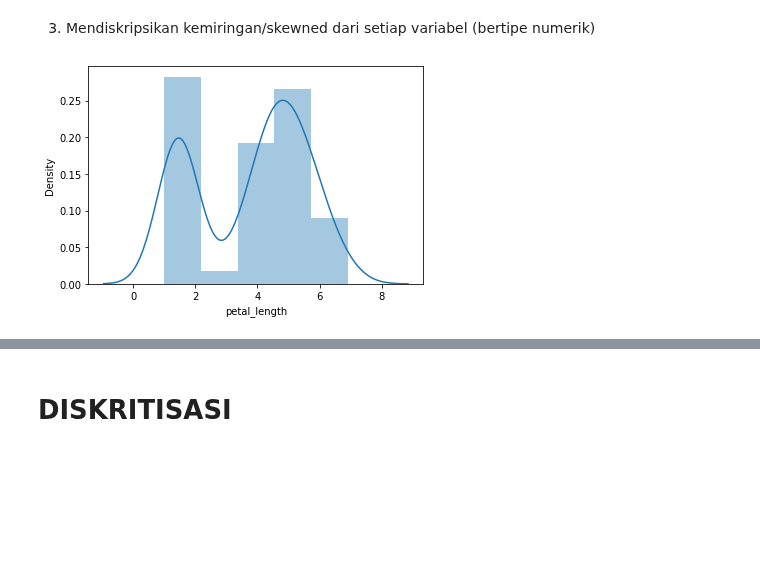
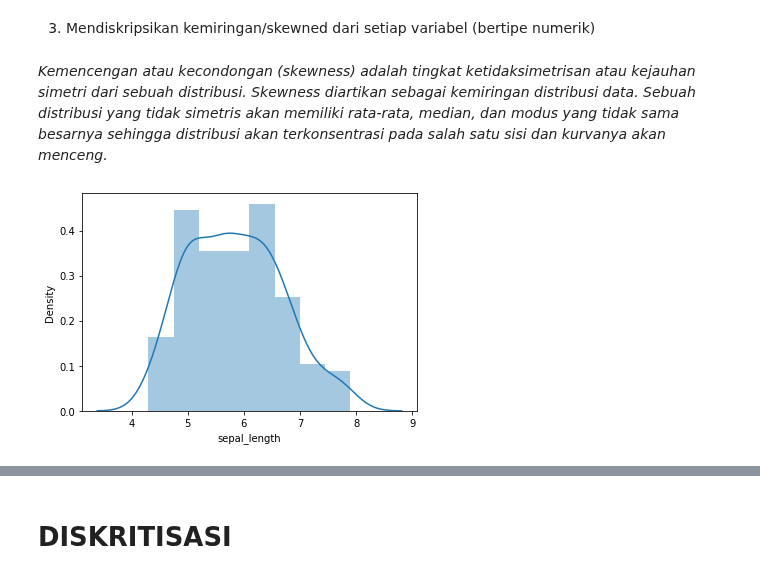
Before and after one commit to DwiAsfi/datamining, a Jupyter notebook: _sources/notebooks.ipynb, the cells around one changed output, grey strips where cells are left out. Drawn from its saved outputs; the diff is of its cells as text; code cells hidden in the pictures; blank space fills up the shorter version.

```diff
--- a/_sources/notebooks.ipynb
+++ b/_sources/notebooks.ipynb
@@ -63,9 +319,15 @@ max        6.900000
 Name: petal_length, dtype: float64
 # %% [markdown]
 3. Mendiskripsikan kemiringan/skewned dari setiap variabel (bertipe numerik)
+# %% [markdown]
+*Kemencengan atau kecondongan (skewness) adalah tingkat ketidaksimetrisan atau kejauhan simetri dari sebuah distribusi. Skewness diartikan sebagai kemiringan distribusi data. Sebuah distribusi yang tidak simetris akan memiliki rata-rata, median, dan modus yang tidak sama besarnya sehingga distribusi akan terkonsentrasi pada salah satu sisi dan kurvanya akan menceng.*
 # %%
 import seaborn as sns
-# %%
-sns.distplot(c['petal_length']);
-# %% [output]
-[figure, removed]
+# %%
+skw = c ['sepal_length']
+skw.skew()
+plt.figure()
+sns.distplot(skw)
+plt.show()
+# %% [output]
+[figure, added]
```
Also changed, not shown: parts of 154 cells of this notebook, 11 other files.
